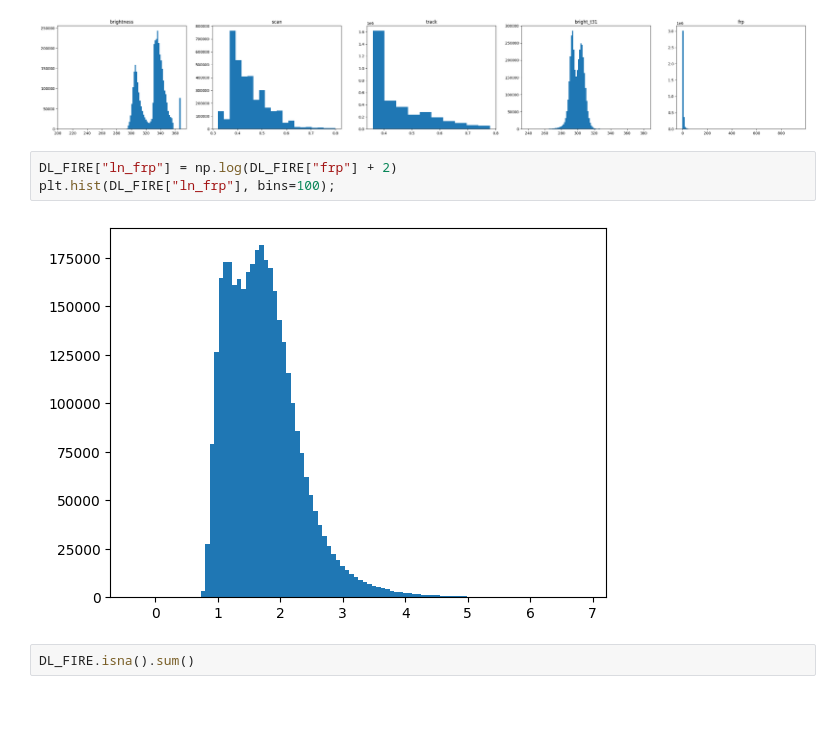
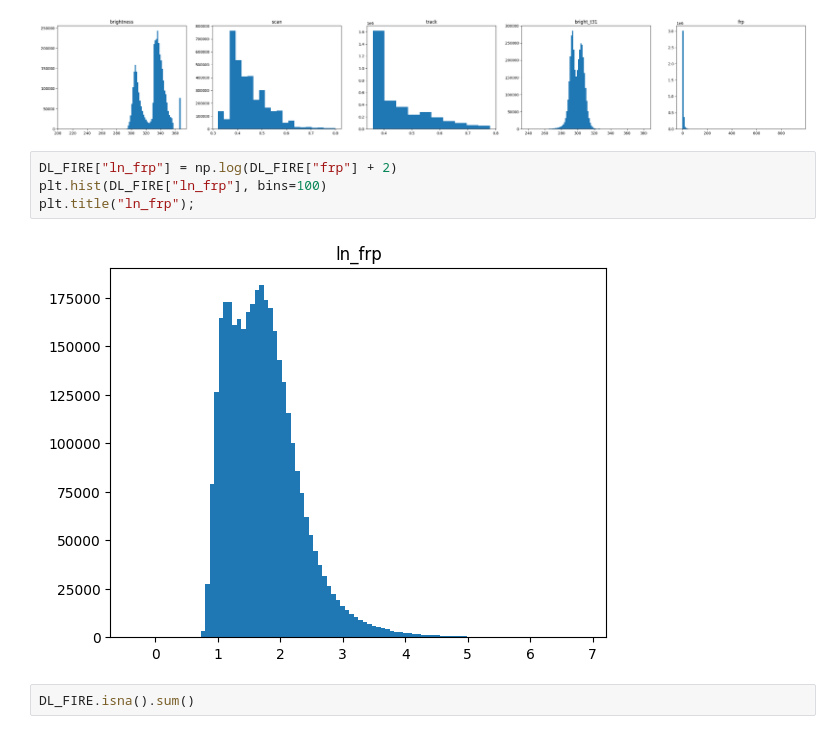
Before and after one commit to smolguyonearth/whoopenthisisgay, a Jupyter notebook: code_newisreal/data_trumatization.ipynb, the cells around one changed output. Cells and saved outputs as stored; diff of their text form; blank space fills up the shorter version.

```diff
--- a/code_newisreal/data_trumatization.ipynb
+++ b/code_newisreal/data_trumatization.ipynb
@@ -93,9 +93,10 @@ for col, ax, b in zip(num_cols, axs, bin_n):
 [figure]
 # %%
 DL_FIRE["ln_frp"] = np.log(DL_FIRE["frp"] + 2)
-plt.hist(DL_FIRE["ln_frp"], bins=100);
+plt.hist(DL_FIRE["ln_frp"], bins=100)
+plt.title("ln_frp");
 # %% [output]
-[figure, old version]
+[figure, new version]
 # %%
 DL_FIRE.isna().sum()
 # %% [output]
```
Also changed, not shown: parts of 12 cells of this notebook, 1 other file.
